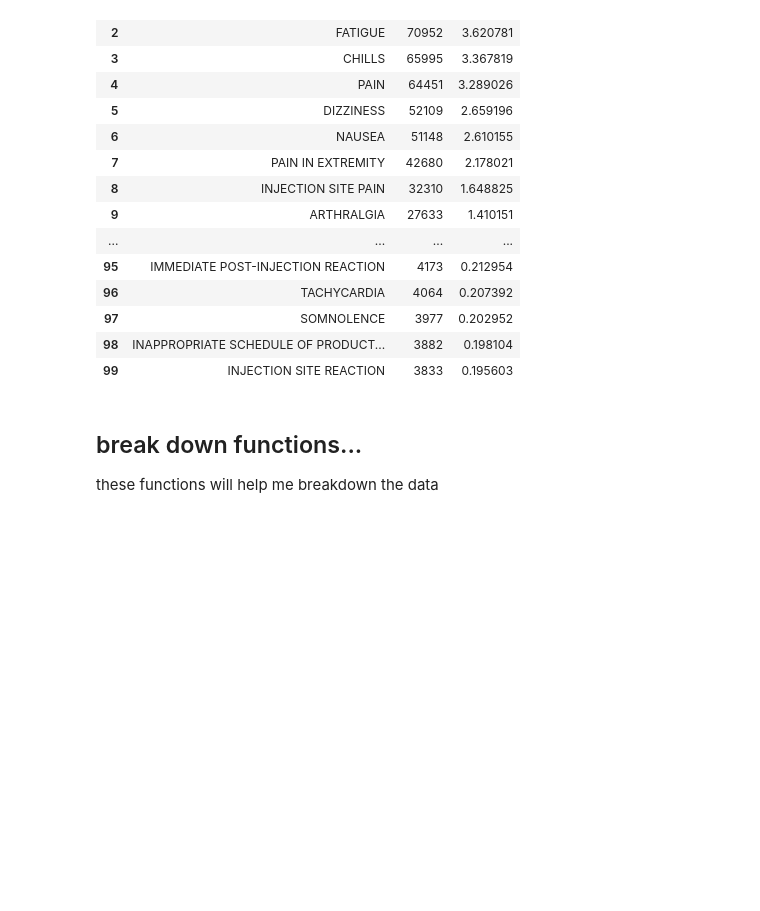
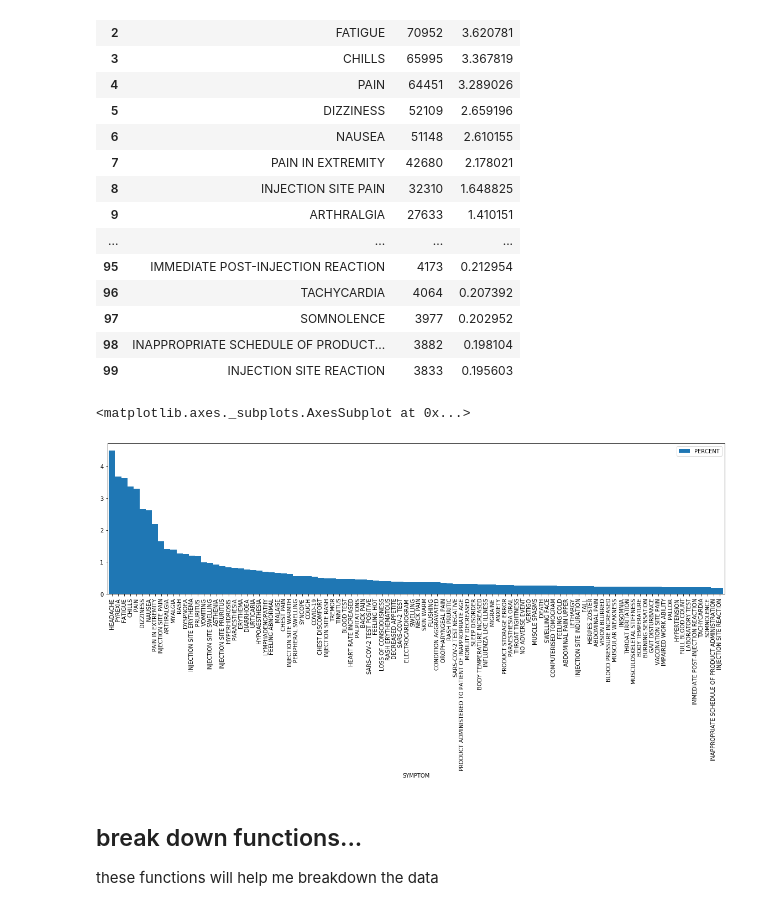
Before and after one commit to jgarza9788/VAERS, a Jupyter notebook: VAERS.IPYNB, the cells around one changed output. Drawn from its saved outputs; the diff is of its cells as text; code cells hidden in the pictures; blank space fills up the shorter version.

```diff
--- a/VAERS.IPYNB
+++ b/VAERS.IPYNB
@@ -330,6 +320,13 @@ below are the top 100 symptoms
 | 97 | SOMNOLENCE | 3977 | 0.202952 |
 | 98 | INAPPROPRIATE SCHEDULE OF PRODUCT... | 3882 | 0.198104 |
 | 99 | INJECTION SITE REACTION | 3833 | 0.195603 |
+# %%
+
+# lets put it in a barchart!
+df_symptoms.head(topX).plot.bar(x='SYMPTOM',y='PERCENT',rot=90,figsize=(20,5),width=1)
+# %% [output]
+<matplotlib.axes._subplots.AxesSubplot at 0x...>
+[figure, added]
 # %% [markdown]
 ## break down functions...
 these functions will help me breakdown the data
```
Also changed, not shown: parts of 13 cells of this notebook.
